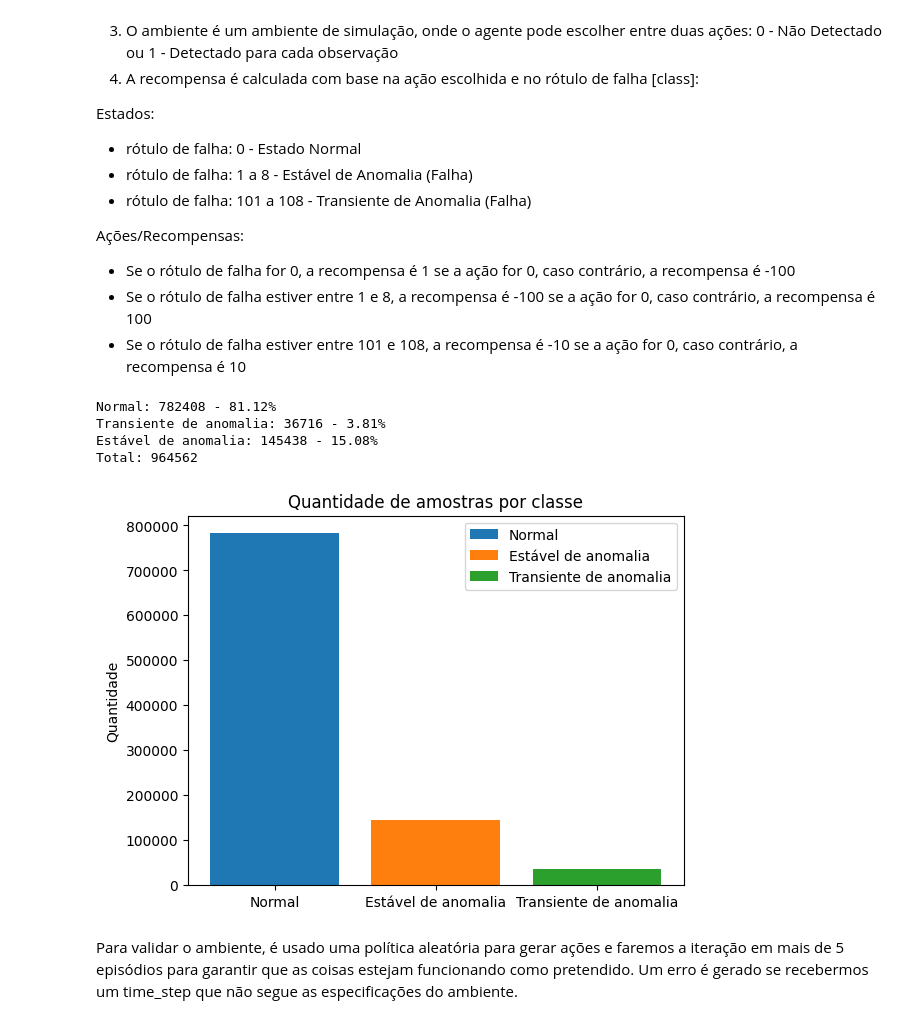
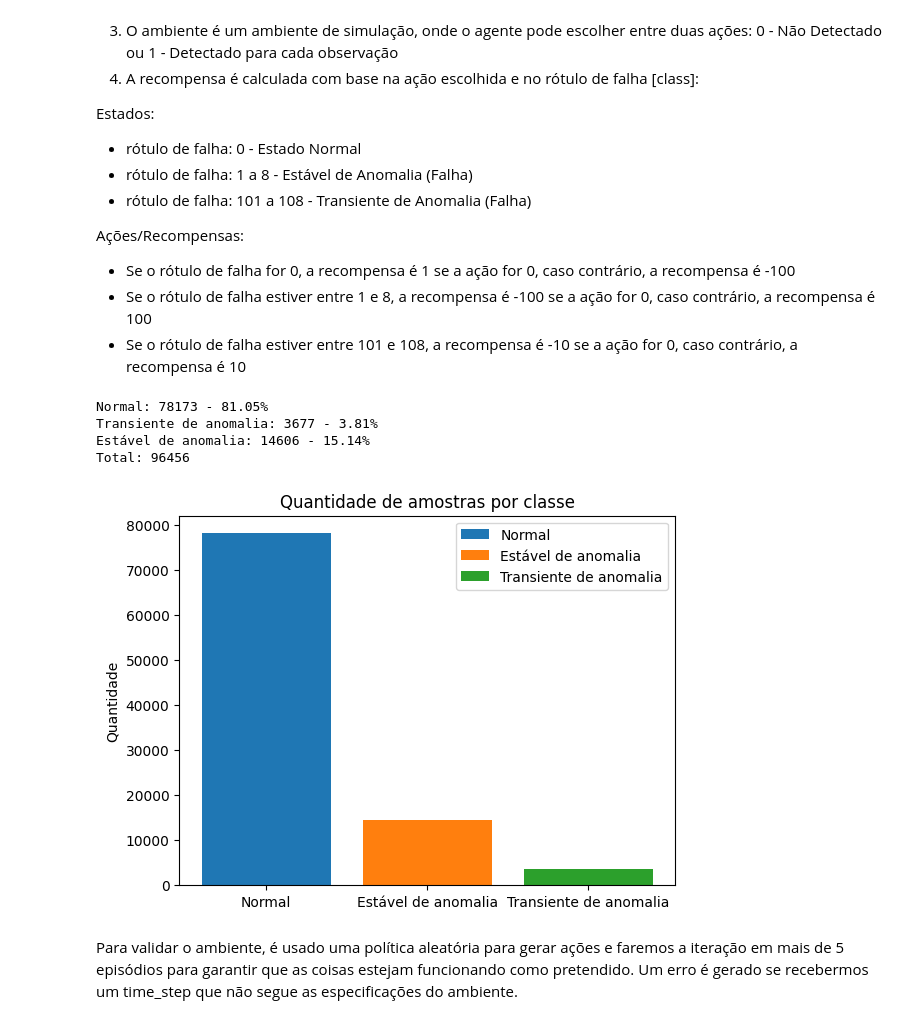
Before and after one commit to kaikecc/Reinforcement-Learning, a Jupyter notebook: src/notebook/RL_Google_Colab_TF.ipynb, the cells around one changed output. Saved outputs shown, nothing was run; the diff lists cells and outputs as text; code cells hidden in the pictures.

```diff
--- a/src/notebook/RL_Google_Colab_TF.ipynb
+++ b/src/notebook/RL_Google_Colab_TF.ipynb
@@ -501,47 +514,24 @@ tf_multiprocessing.enable_interactive_mode()
 # %%
 from tf_agents.environments import tf_py_environment, ParallelPyEnvironment
 
-# Amostra aleatória de 10% dos dados
-df_test = df_env.sample(frac=0.1, random_state=42).reset_index(drop=True)
+# Amostra aleatória de 1% dos dados
+df_test = df_env.sample(frac=0.01, random_state=42).reset_index(drop=True)
 
 
-# Criação do ambiente de teste
+# Criação de um ambiente de teste
 env = env3W(df_test)
 
+# Criação de num_parallel_envs ambientes de teste
 parallel_env = ParallelPyEnvironment([lambda: env3W(df_test) for _ in range(num_parallel_envs)])
 tf_env = tf_py_environment.TFPyEnvironment(parallel_env)
-# %%
-# Contagem de valores para cada classe
-class_counts = df_test['class'].value_counts().sort_index()
-# soma os valores de 1 a 9 e 101 a 109
-rare_class_counts_A = class_counts[(class_counts.index > 0) & (class_counts.index < 10)].sum()
-rare_class_counts_B = class_counts[(class_counts.index > 10)].sum()
-rare_class_counts_C = class_counts[(class_counts.index == 0)].sum()
-
-total = rare_class_counts_A + rare_class_counts_B + rare_class_counts_C
-
-print(f'Normal: {rare_class_counts_C} - {round(rare_class_counts_C/total*100, 2)}%')
-print(f'Transiente de anomalia: {rare_class_counts_B} - {round(rare_class_counts_B/total*100, 2)}%')
-print(f'Estável de anomalia: {rare_class_counts_A} - {round(rare_class_counts_A/total*100, 2)}%')
-print(f'Total: {rare_class_counts_A + rare_class_counts_B + rare_class_counts_C}')
-
-# plot em um gráfico de barra em ordem decrescente rare_class_counts_C, rare_class_counts_B, rare_class_counts_A
-
-fig, ax = plt.subplots()
-ax.bar('Normal', rare_class_counts_C, label='Normal')
-ax.bar('Estável de anomalia', rare_class_counts_A, label='Estável de anomalia')
-ax.bar('Transiente de anomalia', rare_class_counts_B, label='Transiente de anomalia')
-
-ax.set_ylabel('Quantidade')
-ax.set_title('Quantidade de amostras por classe')
-ax.legend()
-plt.show()
-# %% [output]
-Normal: 782408 - 81.12%
-Transiente de anomalia: 36716 - 3.81%
-Estável de anomalia: 145438 - 15.08%
-Total: 964562
-[figure, removed]
+# %%
+plot_estados(df_test)
+# %% [output]
+Normal: 78173 - 81.05%
+Transiente de anomalia: 3677 - 3.81%
+Estável de anomalia: 14606 - 15.14%
+Total: 96456
+[figure, added]
 # %% [markdown]
 Para validar o ambiente, é usado uma política aleatória para gerar ações e faremos a iteração em mais de 5 episódios para garantir que as coisas estejam funcionando como pretendido. Um erro é gerado se recebermos um time_step que não segue as especificações do ambiente.
 # %%
```
Also changed, not shown: parts of 38 cells of this notebook, 2 other files.
